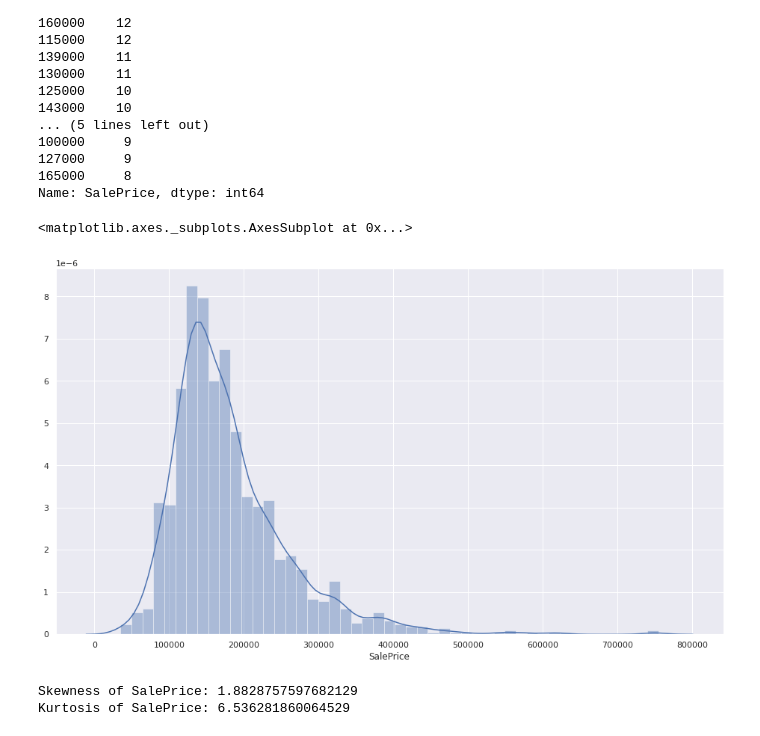
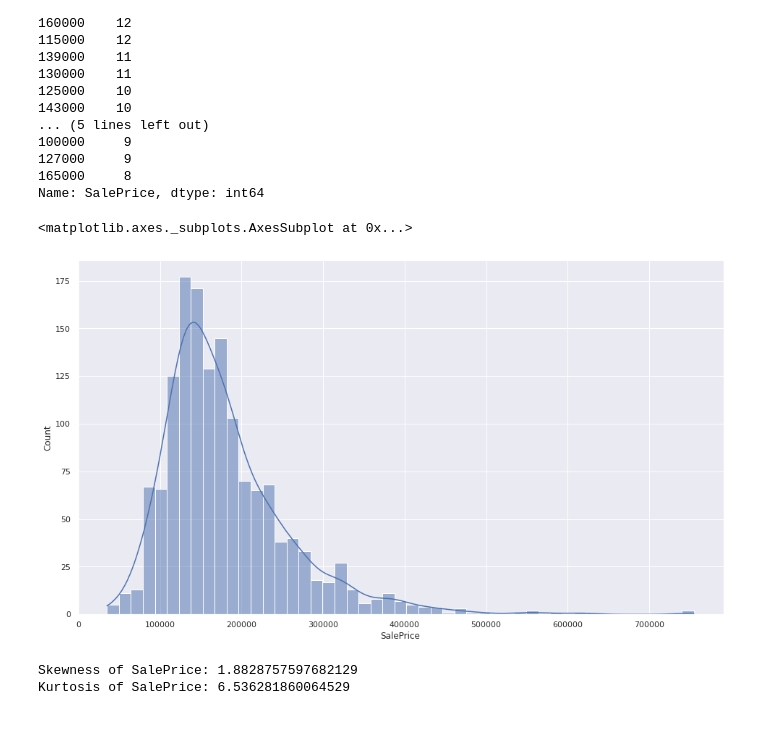
Before and after one commit to snaylix/House-prices-prediction, a Jupyter notebook: 2021-07-17_House-Prices_Prediction_01_EDA.ipynb, the cells around one changed output. Cells and saved outputs as stored; diff of their text form; code cells hidden in the pictures.

Commit message:
[CED-007] Add histplots up to ex YearBuilt

```diff
--- a/2021-07-17_House-Prices_Prediction_01_EDA.ipynb
+++ b/2021-07-17_House-Prices_Prediction_01_EDA.ipynb
@@ -123,10 +123,10 @@ df_train.SalePrice.value_counts()[:20]
 165000     8
 Name: SalePrice, dtype: int64
 # %%
-sns.distplot(df_train.SalePrice)
+sns.histplot(df_train.SalePrice, kde=True)
 # %% [output]
 <matplotlib.axes._subplots.AxesSubplot at 0x...>
-[figure, old version]
+[figure, new version]
 # %%
 print(f'Skewness of SalePrice: {df_train.SalePrice.skew()}')
 print(f'Kurtosis of SalePrice: {df_train.SalePrice.kurt()}')
```
Also changed, not shown: parts of 16 cells of this notebook.
